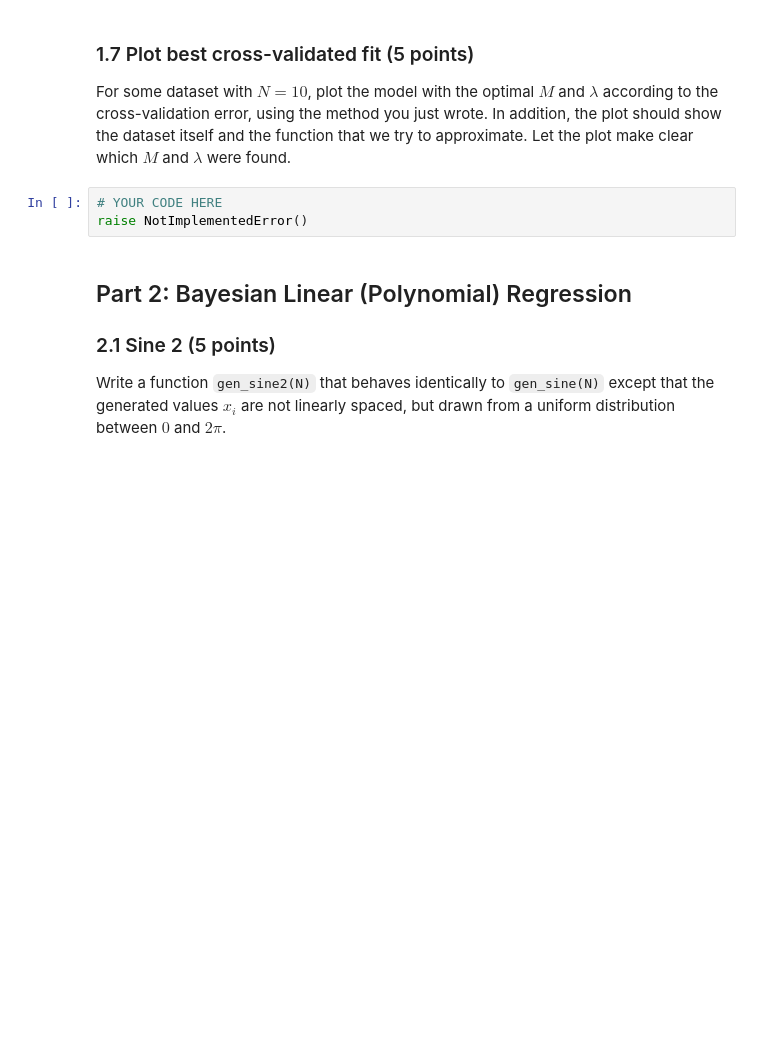
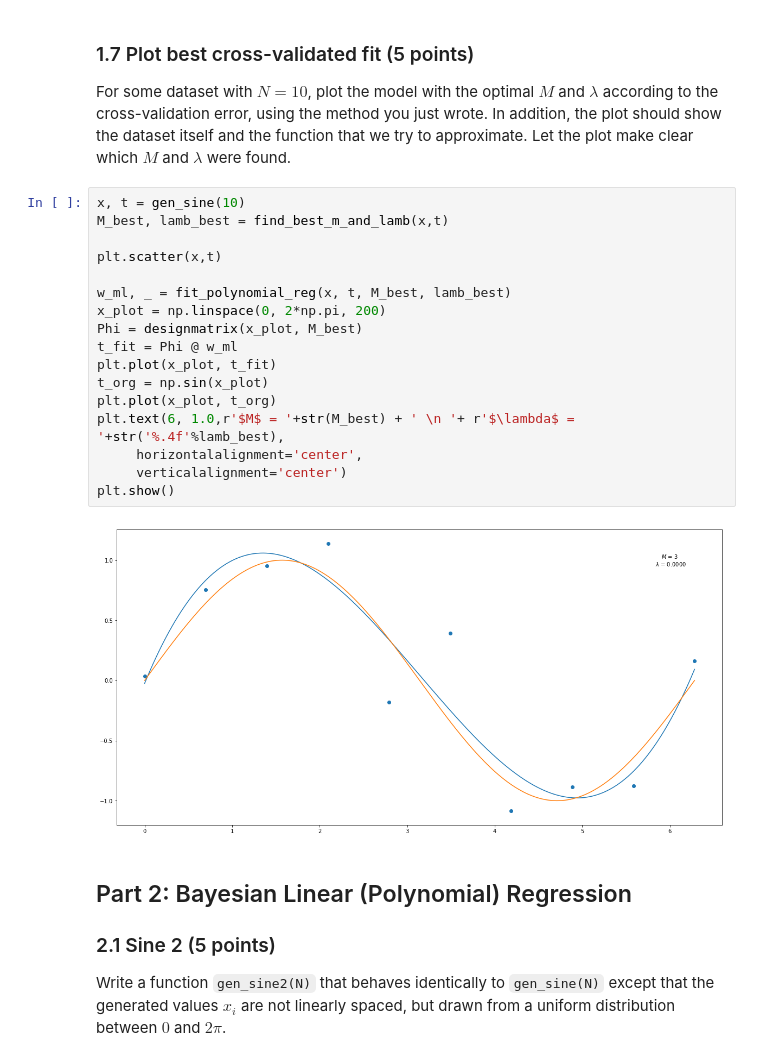
Before and after one commit to hinriksnaer/ArtificialIntelligence, a Jupyter notebook: machinelearning/lab/lab1.ipynb, the cells around one changed output. Drawn from its saved outputs; the diff is of its cells as text; blank space fills up the shorter version.

```diff
--- a/machinelearning/lab/lab1.ipynb
+++ b/machinelearning/lab/lab1.ipynb
@@ -340,9 +342,25 @@ YOUR ANSWER HERE
 ### 1.7 Plot best cross-validated fit (5 points)
 
 For some dataset with $N = 10$, plot the model with the optimal $M$ and $\lambda$ according to the cross-validation error, using the method you just wrote. In addition, the plot should show the dataset itself and the function that we try to approximate. Let the plot make clear which $M$ and $\lambda$ were found.
-# %%
-# YOUR CODE HERE
-raise NotImplementedError()
+# %%
+x, t = gen_sine(10)
+M_best, lamb_best = find_best_m_and_lamb(x,t)
+
+plt.scatter(x,t)
+
+w_ml, _ = fit_polynomial_reg(x, t, M_best, lamb_best)
+x_plot = np.linspace(0, 2*np.pi, 200)
+Phi = designmatrix(x_plot, M_best)
+t_fit = Phi @ w_ml
+plt.plot(x_plot, t_fit)
+t_org = np.sin(x_plot)
+plt.plot(x_plot, t_org)
+plt.text(6, 1.0,r'$M$ = '+str(M_best) + ' \n '+ r'$\lambda$ = '+str('%.4f'%lamb_best),
+     horizontalalignment='center',
+     verticalalignment='center')
+plt.show()
+# %% [output]
+[figure, added]
 # %% [markdown]
 ## Part 2: Bayesian Linear (Polynomial) Regression
 
```
Also changed, not shown: parts of 5 cells of this notebook.
